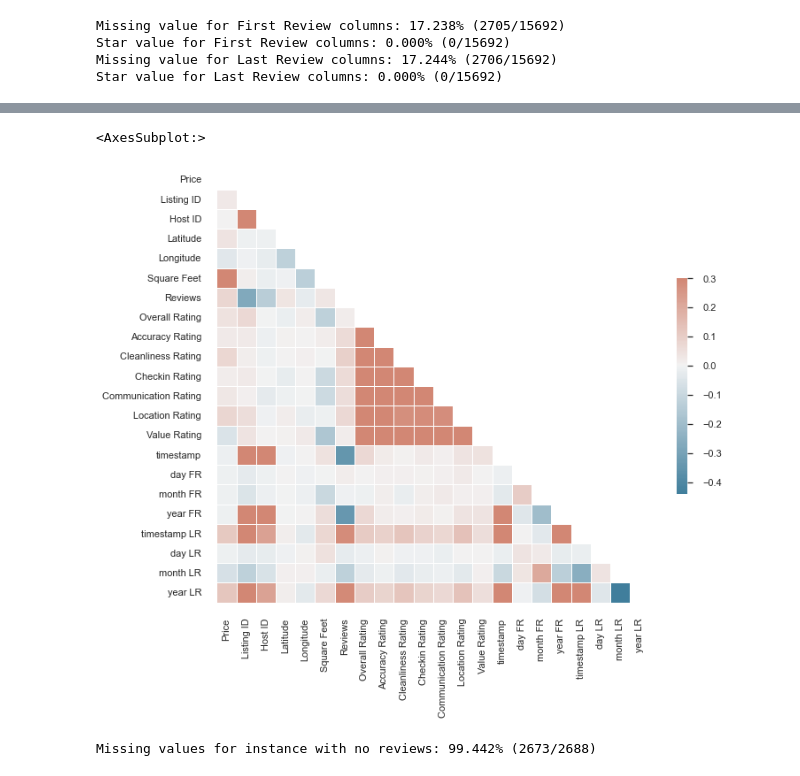
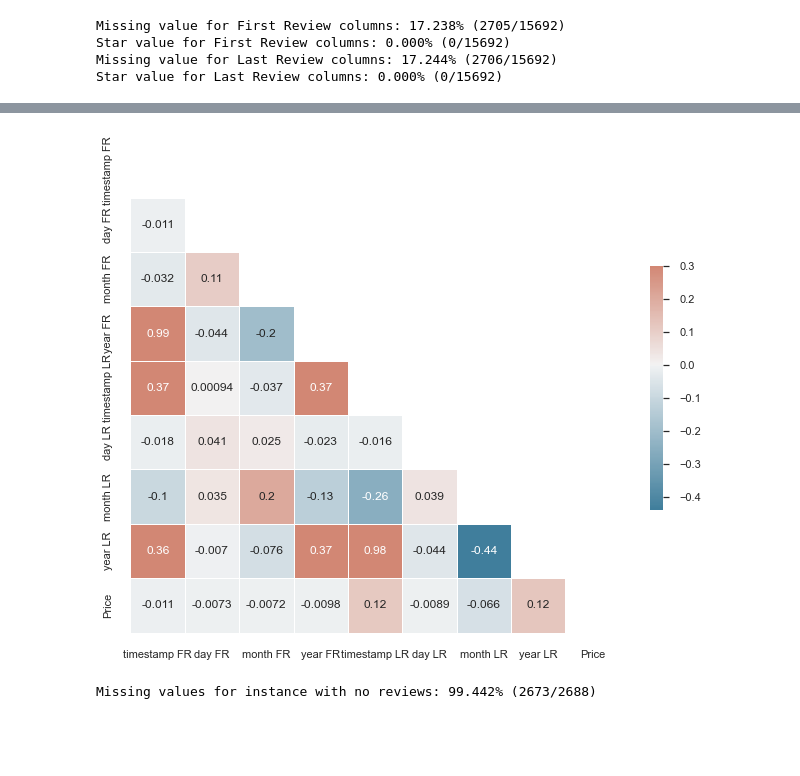
Before and after one commit to flaviendeseure/Airbnb_berlin_price_prediction, a Jupyter notebook: Projet - Airbnb Berlin Price Prediction.ipynb, the cells around one changed output, grey strips where cells are left out. Drawn from its saved outputs; the diff is of its cells as text; code cells hidden in the pictures; blank space fills up the shorter version.

```diff
--- a/Projet - Airbnb Berlin Price Prediction.ipynb
+++ b/Projet - Airbnb Berlin Price Prediction.ipynb
@@ -1602,23 +1599,18 @@ Star value for First Review columns: 0.000% (0/15692)
 Missing value for Last Review columns: 17.244% (2706/15692)
 Star value for Last Review columns: 0.000% (0/15692)
 # %%
-from datetime import datetime
+dataset_FL_review=dataset.copy()
+dataset_first_review=pd.DataFrame(pd.to_datetime(dataset_FL_review['First Review'].dropna()))
+dataset_FL_review['timestamp FR'] = dataset_first_review[['First Review']].apply(lambda x: x[0].timestamp(), axis=1).astype(int)
+dataset_FL_review['day FR']=pd.to_datetime(dataset_FL_review['First Review']).dt.day
+dataset_FL_review['month FR']=pd.to_datetime(dataset_FL_review['First Review']).dt.month
+dataset_FL_review['year FR']=pd.to_datetime(dataset_FL_review['First Review']).dt.year
 
+dataset_last_review=pd.DataFrame(pd.to_datetime(dataset_FL_review['Last Review'].dropna()))
+dataset_FL_review['timestamp LR'] = dataset_last_review[['Last Review']].apply(lambda x: x[0].timestamp(), axis=1).astype(int)
+dataset_FL_review['day LR']=pd.to_datetime(dataset_FL_review['Last Review']).dt.day
+dataset_FL_review['month LR']=pd.to_datetime(dataset_FL_review['Last Review']).dt.month
+dataset_FL_review['year LR']=pd.to_datetime(dataset_FL_review['Last Review']).dt.year
 
-df=dataset.copy()
-df1=pd.DataFrame(pd.to_datetime(df['First Review'].dropna()))
-df['timestamp'] = df1[['First Review']].apply(lambda x: x[0].timestamp(), axis=1).astype(int)
-df['day FR']=pd.to_datetime(df['First Review']).dt.day
-df['month FR']=pd.to_datetime(df['First Review']).dt.month
-df['year FR']=pd.to_datetime(df['First Review']).dt.year
-
-df1=pd.DataFrame(pd.to_datetime(df['Last Review'].dropna()))
-df['timestamp LR'] = df1[['Last Review']].apply(lambda x: x[0].timestamp(), axis=1).astype(int)
-df['day LR']=pd.to_datetime(df['Last Review']).dt.day
-df['month LR']=pd.to_datetime(df['Last Review']).dt.month
-df['year LR']=pd.to_datetime(df['Last Review']).dt.year
-
-first_column = df.pop('Price')
-df.insert(0, 'Price', first_column)
-df.dropna
-df
+first_column = dataset_FL_review.pop('Price')
+dataset_FL_review.insert(0, 'Price', first_column)
@@ -1639,13 +1617,16 @@ df
 # %%
-corr_matrix = df.corr()
+corr_matrix = dataset_FL_review[
+    ['timestamp FR','day FR','month FR','year FR',
+    'timestamp LR','day LR','month LR','year LR',"Price"]
+].corr()
 mask = np.triu(np.ones_like(corr_matrix, dtype=bool))
 f, ax = plt.subplots(figsize=(11, 9))
 cmap = sns.diverging_palette(230, 20, as_cmap=True)
 sns.heatmap(corr_matrix, mask=mask, cmap=cmap, vmax=.3, center=0,
-            square=True, linewidths=.5, cbar_kws={"shrink": .5})
+            square=True, linewidths=.5, cbar_kws={"shrink": .5}, annot=True)
+plt.show()
 # %% [output]
-<AxesSubplot:>
-[figure, old version]
+[figure, new version]
 # %%
 dataset_0_reviews_f = dataset[dataset["Reviews"]==0]
 na_0_reviews = dataset_0_reviews_f["First Review"].isna().sum()
```
Also changed, not shown: parts of 174 cells of this notebook.
